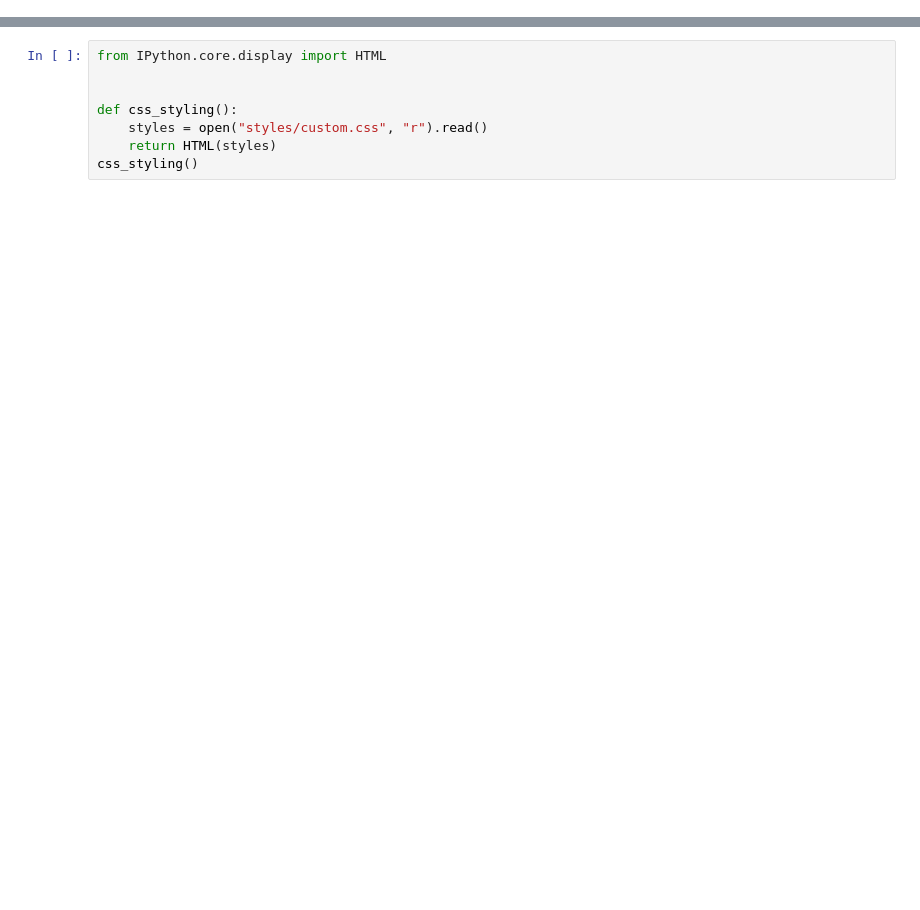
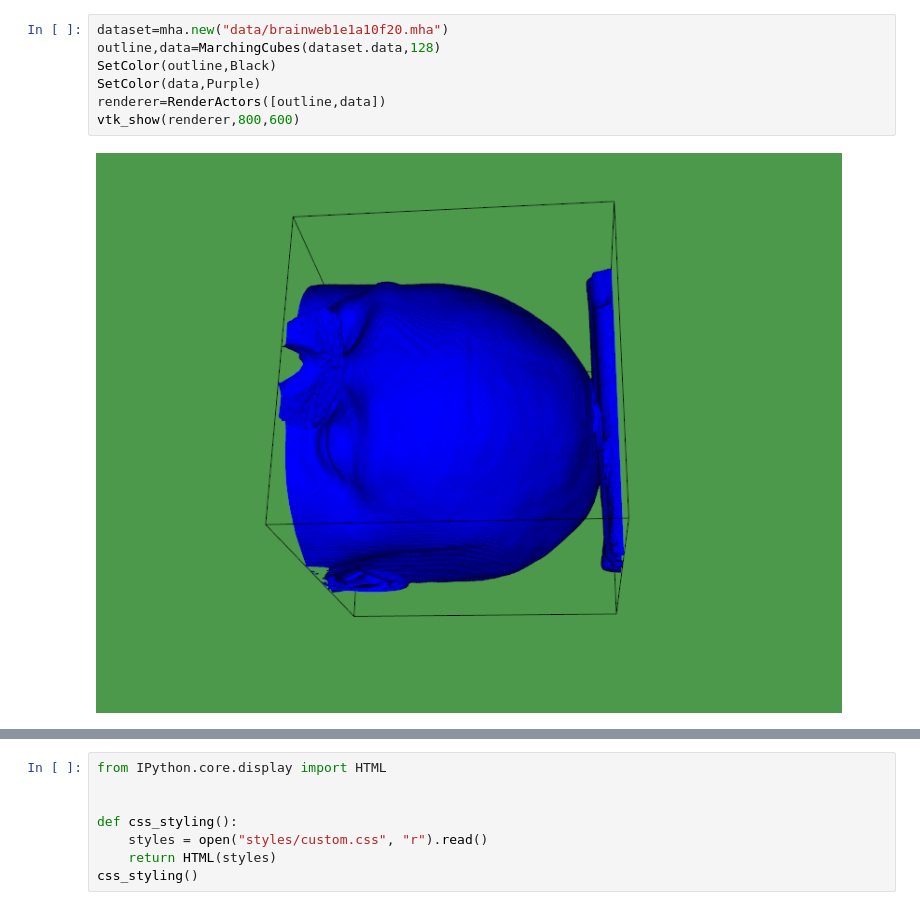
Before and after one commit to str4w/DualContour, a Jupyter notebook: Dual Contouring.ipynb, the cells around one changed output, grey strips where cells are left out. Cells and saved outputs as stored; diff of their text form; blank space fills up the shorter version.

```diff
--- a/Dual Contouring.ipynb
+++ b/Dual Contouring.ipynb
@@ -1127,0 +71,9 @@ blah
+# %%
+dataset=mha.new("data/brainweb1e1a10f20.mha")
+outline,data=MarchingCubes(dataset.data,128)
+SetColor(outline,Black)
+SetColor(data,Purple)
+renderer=RenderActors([outline,data])
+vtk_show(renderer,800,600)
+# %% [output]
+[figure, added]
```
Also changed, not shown: parts of 27 cells of this notebook, 5 other files.
